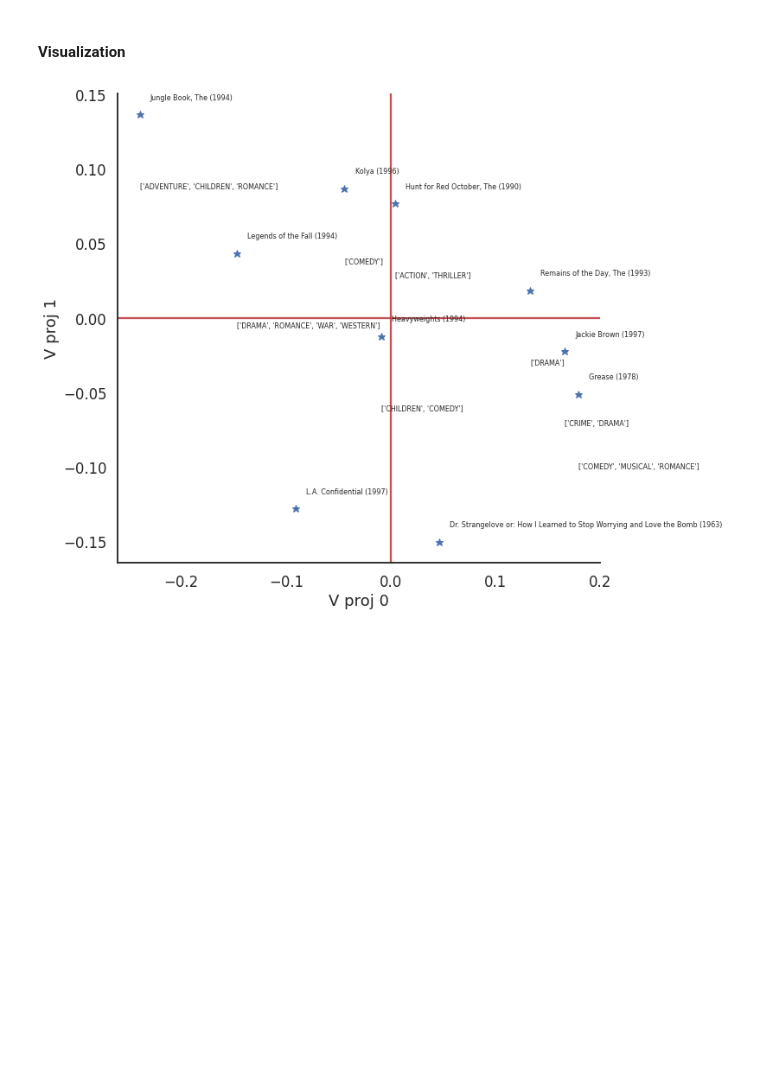
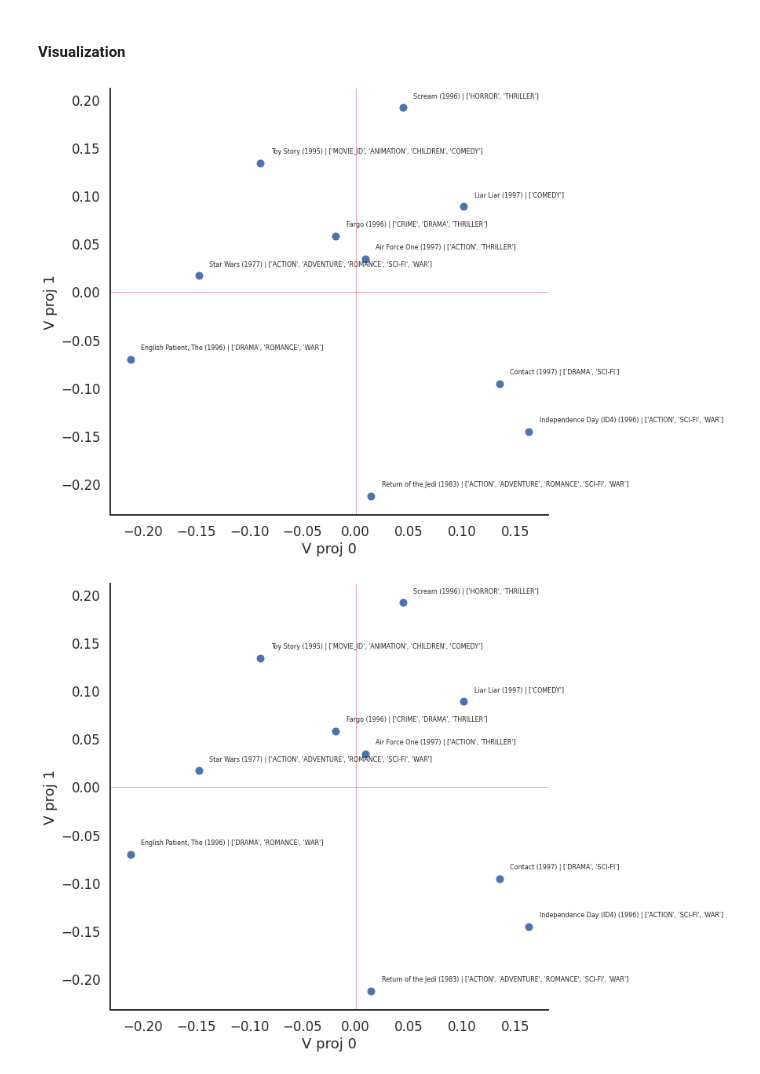
Before and after one commit to francescazfl/pandas, a Jupyter notebook: project2/sorina_project2.ipynb, the cells around one changed output. Cells and saved outputs as stored; diff of their text form; code cells hidden in the pictures; blank space fills up the shorter version.

```diff
--- a/project2/sorina_project2.ipynb
+++ b/project2/sorina_project2.ipynb
@@ -71,9 +133,3 @@ data, movies = load_data(f_data="data.txt", f_movies="movies.txt")
 # %% [markdown]
 ## Matrix Factorization visualizations
 ### Method 1: HW5 solution
-# %%
-Y_train_df = data.head(90000)
-Y_train = Y_train_df.to_numpy() # TODO: to be changed later to take train.txt and test.txt, for now I just split data.txt
-
-Y_test_df = data.tail(10000)
-Y_test = Y_test_df.to_numpy()
@@ -80,19 +146,19 @@ Y_test = Y_test_df.to_numpy()
 # %%
-M = max(max(Y_train[:,0]), max(Y_test[:,0])).astype(int) # users
-N = max(max(Y_train[:,1]), max(Y_test[:,1])).astype(int) # movies
+Y_train, Y_test, M, N = get_MNY(Y_train_df, Y_test_df)
+
 print("Factorizing with ", M, " users, ", N, " movies.")
 Ks = 20
 
 reg = 0.0
-eta = 0.03 # learning rate
+eta = 0.03  # learning rate
 E_in = []
 E_out = []
 
 # Use to compute Ein and Eout
 U, V, err_training = sgd.train_model(M, N, Ks, eta, reg, Y_train)
-print('Err training', err_training)
-print('Err testing', sgd.get_err(U, V, Y_test))
-print('dim U [m x k]', U.shape)
-print('dim V [k x n]', V.shape)
+print("Err training", err_training)
+print("Err testing", sgd.get_err(U, V, Y_test))
+print("dim U [m x k]", U.shape)
+print("dim V [k x n]", V.shape)
 # %% [output]
 Factorizing with  943  users,  1682  movies.
@@ -164,3 +188,0 @@ def visualize(V_proj, movie_titles, movie_genre):
-# %%
-list_movies_id, list_movies_genre, list_movies_titles = get_list_movies(data, head_no=10)
-visualize(V_proj[:,0:10], list_movies_titles, list_movies_genre)
@@ -168,0 +232,18 @@ visualize(V_proj[:,0:10], list_movies_titles, list_movies_genre)
+# %%
+topn = 10
+topn_pop_df = get_top_pop_movie_data(data, movies, topn)
+list_movies_id = topn_pop_df.MOVIE_ID
+list_movies_id = list(set(list_movies_id.to_list()))
+print('Top most popular movies', list_movies_id)
+
+list_movies_id, list_movies_genre, list_movies_titles = get_list_movies_from_list_of_ids(data, list_movies_id)
+
+def get_V_proj_selection(list_movies_id, V_proj):
+    V_proj_selection = np.zeros((2, len(list_movies_id)))
+    for i, l in enumerate(list_movies_id):
+        V_proj_selection[:,i] = V_proj[:, l]
+
+    return V_proj_selection
+
+V_proj_selection = get_V_proj_selection(list_movies_id, V_proj)
+visualize(V_proj_selection, list_movies_titles, list_movies_genre)
@@ -212,10 +308,12 @@ user: 196        item: 302        r_ui = 4.00   est = 3.53   {'was_impossible':
 # %% [markdown]
 #### Visualization
 # %%
-list_movies_id, list_movies_genre, list_movies_titles = get_list_movies(Y_train_df, head_no=10)
+# same list as before
+V_proj_selection = get_V_proj_selection(list_movies_id, V_proj)
 visualize(algo.qi[:,0:10], list_movies_titles, list_movies_genre)
 
 # print('pu',algo.pu)
 # print('qi',algo.qi)
 # %% [output]
-[figure, old version]
+[figure, new version]
+[figure, added]
```
Also changed, not shown: parts of 16 cells of this notebook.
